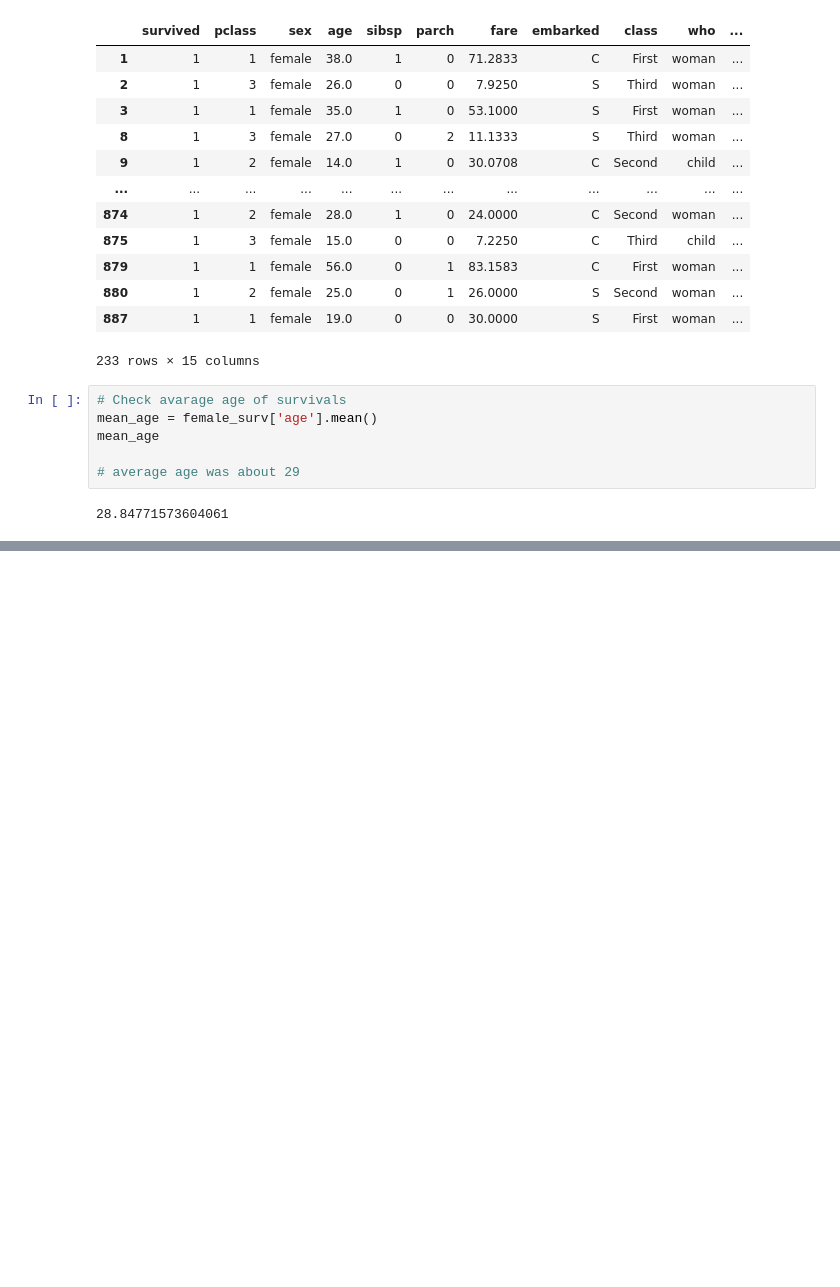
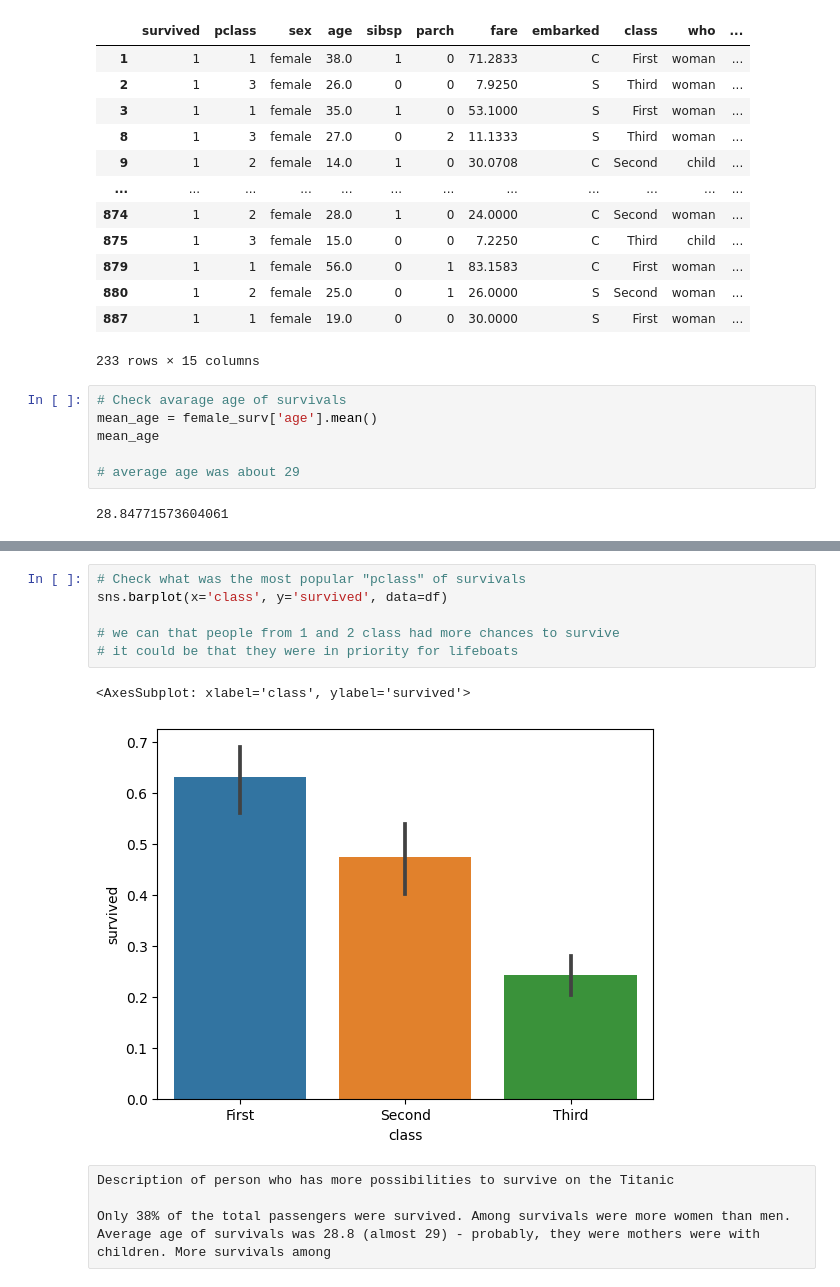
Before and after one commit to crypt0kitik/Introduction-to-Data-Analytics, a Jupyter notebook: Homework sets/SET 3/Titanic dataset - UNFINISHED.ipynb, the cells around one changed output, grey strips where cells are left out. Cells and saved outputs as stored; diff of their text form; blank space fills up the shorter version.

```diff
--- a/Homework sets/SET 3/Titanic dataset - UNFINISHED.ipynb
+++ b/Homework sets/SET 3/Titanic dataset - UNFINISHED.ipynb
@@ -119,0 +145,13 @@ Name: embark_town, dtype: int64
+# %%
+# Check what was the most popular "pclass" of survivals
+sns.barplot(x='class', y='survived', data=df)
+
+# we can that people from 1 and 2 class had more chances to survive
+# it could be that they were in priority for lifeboats
+# %% [output]
+<AxesSubplot: xlabel='class', ylabel='survived'>
+[figure, added]
+# %% [raw]
+Description of person who has more possibilities to survive on the Titanic
+
+Only 38% of the total passengers were survived. Among survivals were more women than men. Average age of survivals was 28.8 (almost 29) - probably, they were mothers were with children. More survivals among
```
Also changed, not shown: parts of 10 cells of this notebook.
